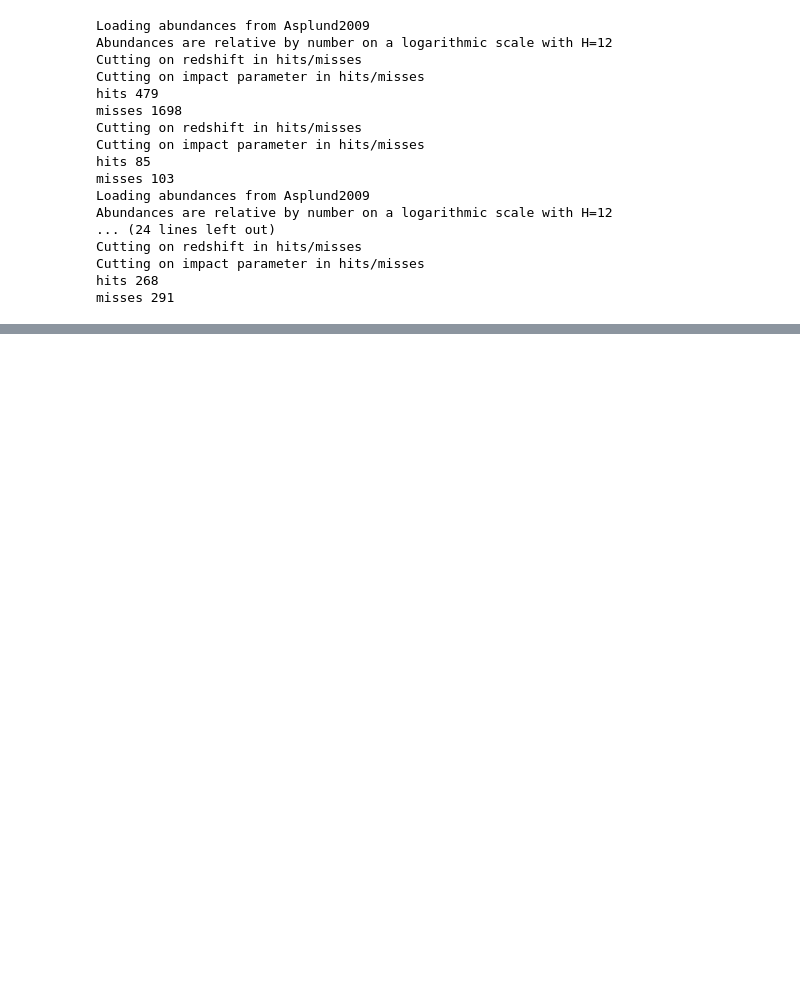
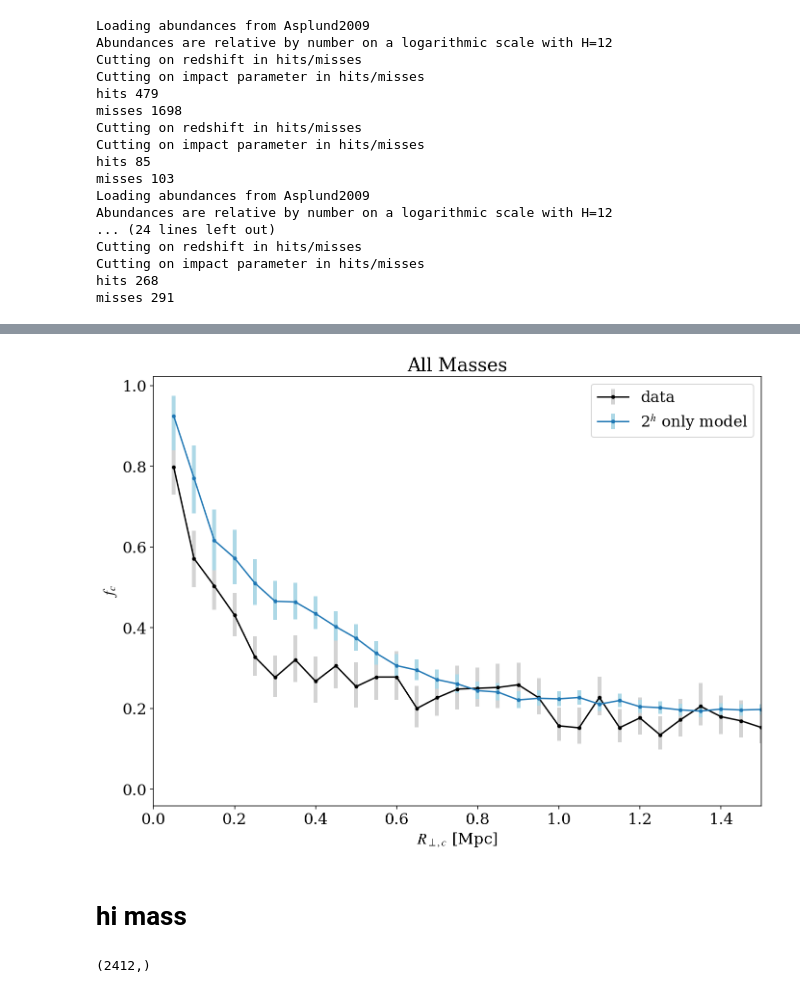
Before and after one commit to mattcwilde/1halo2halo, a Jupyter notebook: haloclustering/notebooks/two-halo-only/plot_fc.ipynb, the cells around one changed output, grey strips where cells are left out. Cells and saved outputs as stored; diff of their text form; code cells hidden in the pictures; blank space fills up the shorter version.

Commit message:
new plots with spread in samples

```diff
--- a/haloclustering/notebooks/two-halo-only/plot_fc.ipynb
+++ b/haloclustering/notebooks/two-halo-only/plot_fc.ipynb
@@ -54,12 +56,0 @@ flat_samples = sampler.get_chain(discard=discard, thin=1, flat=True)
-# %%
-# model data covering fraction
-
-# take the median of the sample of parameters (maybe not a great idea given r0 distribution)
-params = np.median(flat_samples, axis=0)
-model.set_params(params)
-fc = model.phit_sum()
-bins = np.arange(0, 7, 0.1)
-r_com = data[1]
-fc_mod_bin, _,_ = binned_statistic(r_com, fc, statistic="median", bins=bins)
-fc_mod_bin_low, _,_ = binned_statistic(r_com, fc, statistic=lambda x: np.quantile(x, 0.16), bins=bins)
-fc_mod_bin_high, _,_ = binned_statistic(r_com, fc, statistic=lambda x: np.quantile(x, 0.84), bins=bins)
@@ -135,0 +65,7 @@ plt.xlabel(r'$R_{\perp,c}$ [Mpc]');
+# %%
+plot = CovFracPlot(data, model, sampler)
+plot.savefile = "plot_fc_2halo_all_mass.pdf"
+plot.title = "All Masses"
+plot.label = r"2$^h$ only model"
+plot.plot_fc_rho()
+# %% [output]
@@ -135,0 +73,7 @@ plt.xlabel(r'$R_{\perp,c}$ [Mpc]');
+[figure, added]
+# %% [markdown]
+# hi mass
+# %%
+data_hi[1].shape
+# %% [output]
+(2412,)
```
Also changed, not shown: parts of 14 cells of this notebook.
